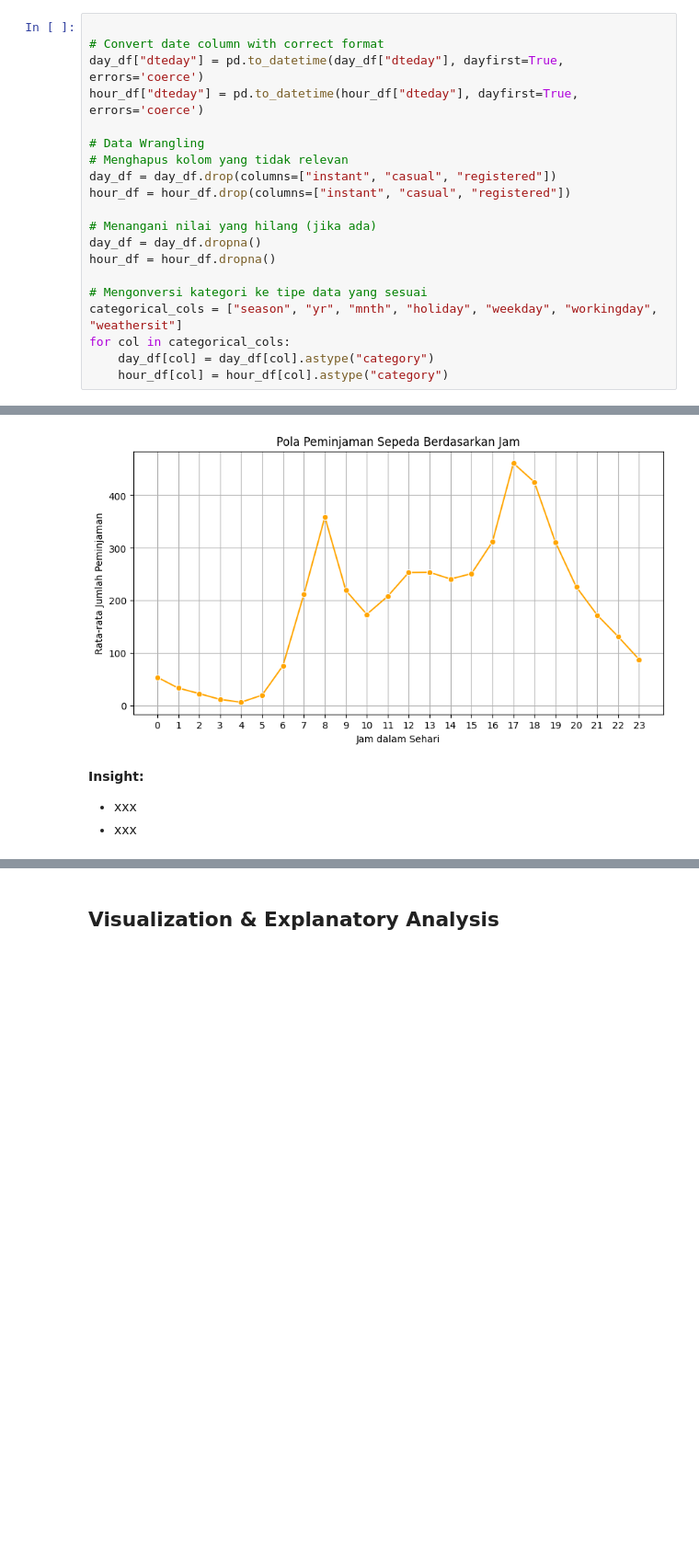
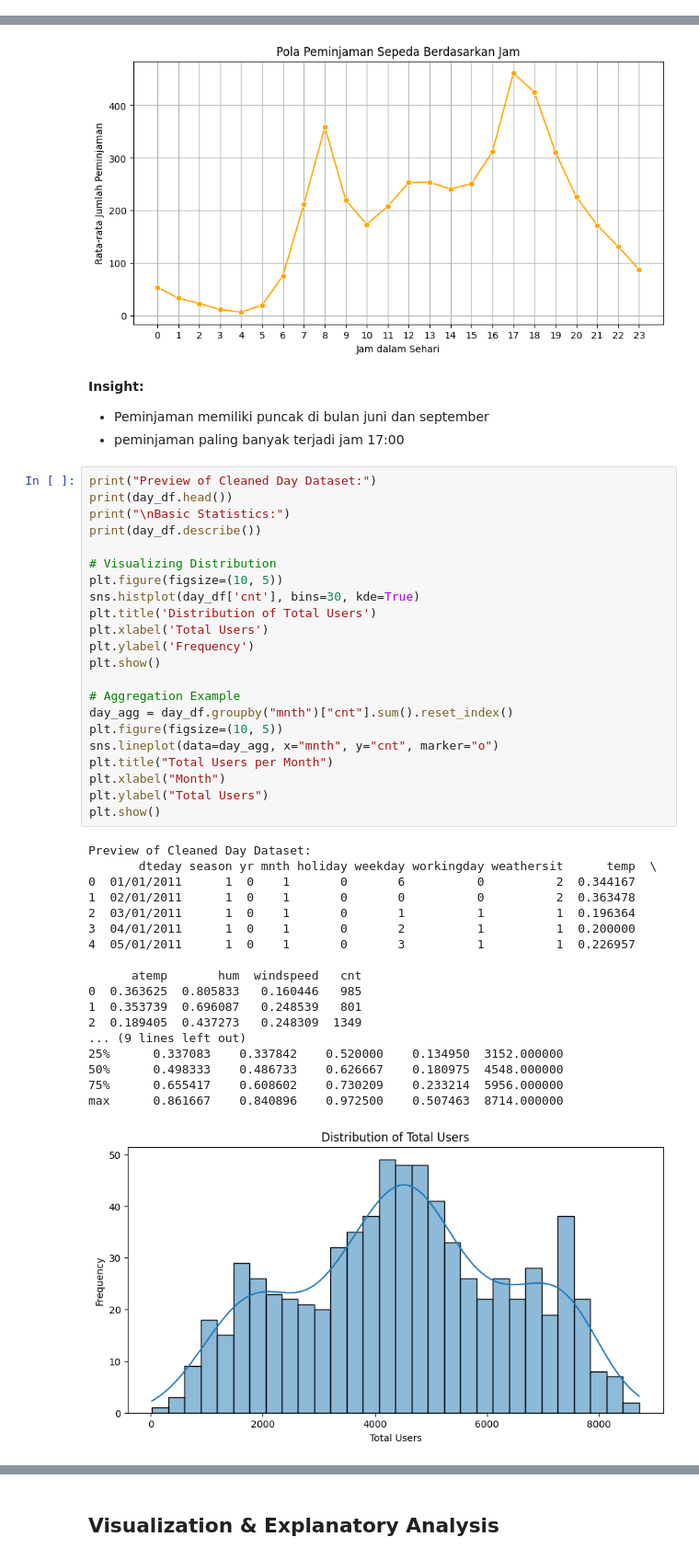
Before and after one commit to AmagiFuyu/proyek_analisis_data, a Jupyter notebook: proyek_analisis_data.ipynb, the cells around one changed output, grey strips where cells are left out. Shown at 92% size. Drawn from its saved outputs; the diff is of its cells as text; blank space fills up the shorter version.

```diff
--- a/proyek_analisis_data.ipynb
+++ b/proyek_analisis_data.ipynb
@@ -37,26 +39,6 @@ hour_df.head()
 | 2 | 3 | 01/01/2011 | 1 | 0 | 1 | 2 | 0 | 6 | 0 | 1 | ... |
 | 3 | 4 | 01/01/2011 | 1 | 0 | 1 | 3 | 0 | 6 | 0 | 1 | ... |
 | 4 | 5 | 01/01/2011 | 1 | 0 | 1 | 4 | 0 | 6 | 0 | 1 | ... |
-# %%
-
-# Convert date column with correct format
-day_df["dteday"] = pd.to_datetime(day_df["dteday"], dayfirst=True, errors='coerce')
-hour_df["dteday"] = pd.to_datetime(hour_df["dteday"], dayfirst=True, errors='coerce')
-
-# Data Wrangling
-# Menghapus kolom yang tidak relevan
-day_df = day_df.drop(columns=["instant", "casual", "registered"])
-hour_df = hour_df.drop(columns=["instant", "casual", "registered"])
-
-# Menangani nilai yang hilang (jika ada)
-day_df = day_df.dropna()
-hour_df = hour_df.dropna()
-
-# Mengonversi kategori ke tipe data yang sesuai
-categorical_cols = ["season", "yr", "mnth", "holiday", "weekday", "workingday", "weathersit"]
-for col in categorical_cols:
-    day_df[col] = day_df[col].astype("category")
-    hour_df[col] = hour_df[col].astype("category")
 # %% [markdown]
 ### Gathering Data
 # %%
@@ -170,7 +152,48 @@ plt.grid()
 plt.show()
 # %% [output]
 [figure]
-# %% [markdown]
-**Insight:**
-- xxx
-- xxx
+# %% [markdown]
+**Insight:**
+- Peminjaman memiliki puncak di bulan juni dan september
+- peminjaman paling banyak terjadi jam 17:00
+# %%
+print("Preview of Cleaned Day Dataset:")
+print(day_df.head())
+print("\nBasic Statistics:")
+print(day_df.describe())
+
+# Visualizing Distribution
+plt.figure(figsize=(10, 5))
+sns.histplot(day_df['cnt'], bins=30, kde=True)
+plt.title('Distribution of Total Users')
+plt.xlabel('Total Users')
+plt.ylabel('Frequency')
+plt.show()
+
+# Aggregation Example
+day_agg = day_df.groupby("mnth")["cnt"].sum().reset_index()
+plt.figure(figsize=(10, 5))
+sns.lineplot(data=day_agg, x="mnth", y="cnt", marker="o")
+plt.title("Total Users per Month")
+plt.xlabel("Month")
+plt.ylabel("Total Users")
+plt.show()
+# %% [output]
+Preview of Cleaned Day Dataset:
+       dteday season yr mnth holiday weekday workingday weathersit      temp  \
+0  01/01/2011      1  0    1       0       6          0          2  0.344167
+1  02/01/2011      1  0    1       0       0          0          2  0.363478
+2  03/01/2011      1  0    1       0       1          1          1  0.196364
+3  04/01/2011      1  0    1       0       2          1          1  0.200000
+4  05/01/2011      1  0    1       0       3          1          1  0.226957
+
+      atemp       hum  windspeed   cnt
+0  0.363625  0.805833   0.160446   985
+1  0.353739  0.696087   0.248539   801
+2  0.189405  0.437273   0.248309  1349
+... (9 lines left out)
+25%      0.337083    0.337842    0.520000    0.134950  3152.000000
+50%      0.498333    0.486733    0.626667    0.180975  4548.000000
+75%      0.655417    0.608602    0.730209    0.233214  5956.000000
+max      0.861667    0.840896    0.972500    0.507463  8714.000000
+[figure, added]
```
Also changed, not shown: parts of 8 cells of this notebook, 4 other files.
